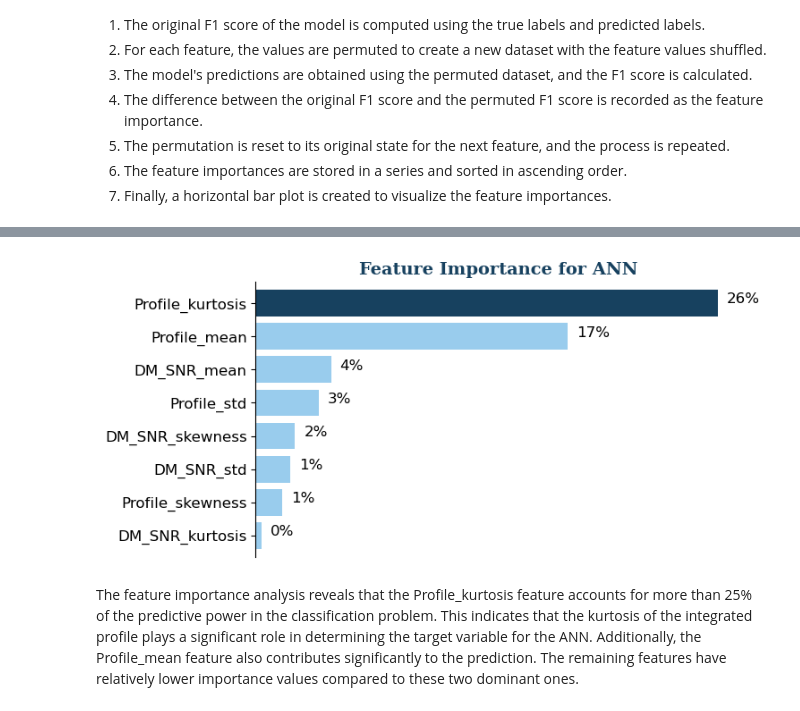
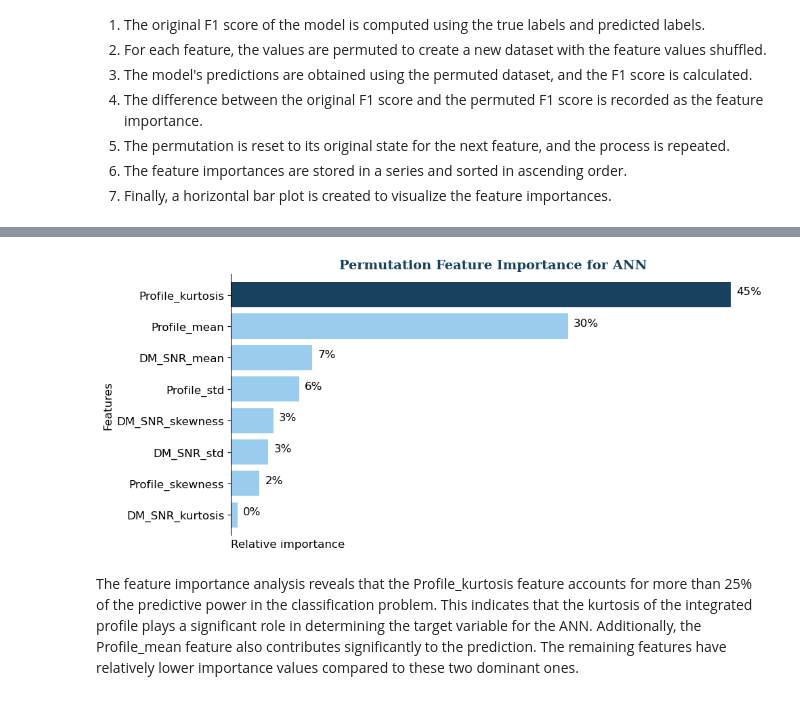
Before and after one commit to daistmarco/PredictingPulsarStar, a Jupyter notebook: PulsarStarClassification.ipynb, the cells around one changed output, grey strips where cells are left out. Drawn from its saved outputs; the diff is of its cells as text; code cells hidden in the pictures.

Commit message:
changes in feature permutation for ANN

```diff
--- a/PulsarStarClassification.ipynb
+++ b/PulsarStarClassification.ipynb
@@ -1124,25 +1129,28 @@ The process involves the following steps:
 6. The feature importances are stored in a series and sorted in ascending order.
 7. Finally, a horizontal bar plot is created to visualize the feature importances.
 # %%
+# features dataframe used for calculating the feature importance
+df_features = pd.DataFrame(X_test_scaled)
+df_features.columns = ['Profile_mean', 'Profile_std', 'Profile_kurtosis', 'Profile_skewness',
+                              'DM_SNR_mean', 'DM_SNR_std', 'DM_SNR_kurtosis', 'DM_SNR_skewness']
+
+y_true = y_test
+#---------------------------------------------------------------------------------------------------
+
 # original score from model
 score_orig = f1_score(y_true, y_pred)
 
 # create list for results
 perm_importances = []
 
-# features dataframe
-df_features = pd.DataFrame(X_test_scaled)
-df_features.columns = ['Profile_mean', 'Profile_std', 'Profile_kurtosis', 'Profile_skewness',
-                              'DM_SNR_mean', 'DM_SNR_std', 'DM_SNR_kurtosis', 'DM_SNR_skewness']
-
+# make copy of dataframe for the permutation process
 features_perm = df_features.copy()
-y_true = y_test
 
 # list of features used for permutation
-perm_features = df_features.columns.to_list()
+feature_names_list = df_features.columns.to_list()
 
 # apply permutation
-for col in perm_features:
+for col in feature_names_list:
 
     col_perm = (features_perm.loc[:, [col]]
             .sample(frac=1, replace=False, random_state=0)
@@ -1162,12 +1170,16 @@ for col in perm_features:
 
 #print(perm_importances)
 
+
 # Convert feature importance array into a series and visualize
-feature_importance = pd.Series(perm_importances, index=perm_features).sort_values()
+feature_importance = pd.Series(perm_importances, index=feature_names_list).sort_values()
+
+# Normalize feature importance to 100%
+feature_importance = (feature_importance / feature_importance.sum())
 
 # plot feature importance
 colors = ['#99cced']*7 + ['#17415f']
-fig, ax = plt.subplots(figsize=(7, 4))
+fig, ax = plt.subplots(figsize=(10, 5))
 
 # only plot positive values and sort
 mask = feature_importance > 0
@@ -1177,7 +1189,7 @@ feature_importance = feature_importance.sort_values()
 
 feature_importance.plot(kind='barh', color=colors, width=0.8);
 
-ax.set_title(label='Feature Importance for ANN',
+ax.set_title(label='Permutation Feature Importance for ANN',
              family='serif',
              color=colors[-1],
              weight='semibold',
@@ -1187,6 +1199,15 @@ ax.set_title(label='Feature Importance for ANN',
 ax.set_yticklabels(ax.get_yticklabels(), size=12)
 ax.spines['top'].set_visible(False)
 ax.spines['right'].set_visible(False)
+
+
+ax.set_xlabel('Relative importance',
+             size = 12,
+             position=[0, 0],
+             horizontalalignment='left')
+
+ax.set_ylabel('Features',
+              size = 12)
 
 for idx in range(len(feature_importance.index)):
     ax.text(s='{}%'.format(int(100*feature_importance.iloc[idx])),
@@ -1210,4 +1231,4 @@ ax.set_xticklabels([]);
-[figure, old version]
+[figure, new version]
 # %% [markdown]
 The feature importance analysis reveals that the Profile_kurtosis feature accounts for more than 25% of the predictive power in the classification problem. This indicates that the kurtosis of the integrated profile plays a significant role in determining the target variable for the ANN. Additionally, the Profile_mean feature also contributes significantly to the prediction. The remaining features have relatively lower importance values compared to these two dominant ones.
 # %%
```
Also changed, not shown: parts of 18 cells of this notebook.
